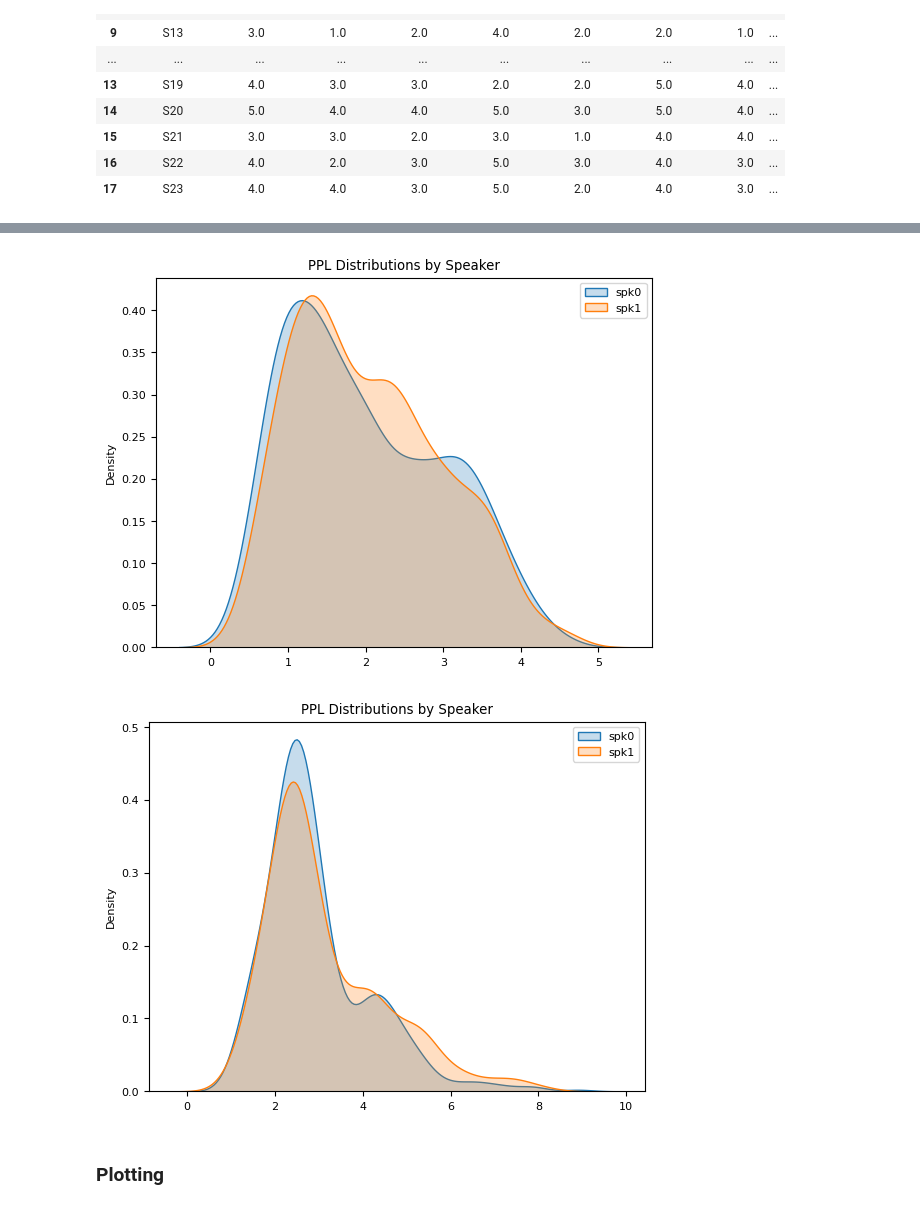
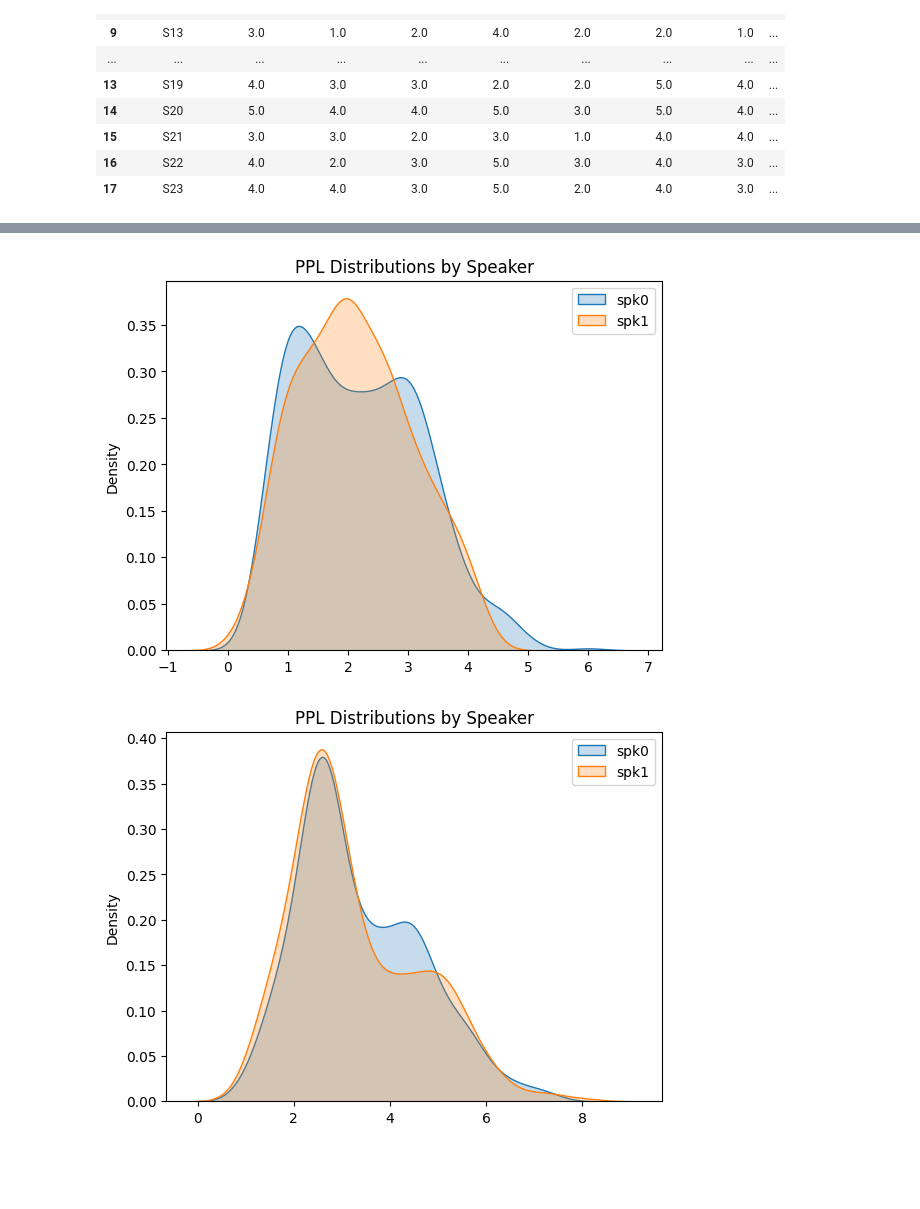
Before and after one commit to serenabono/conversational_dominance, a Jupyter notebook: notebooks/project_sentiments_multisimo.ipynb, the cells around one changed output, grey strips where cells are left out. Drawn from its saved outputs; the diff is of its cells as text; code cells hidden in the pictures; blank space fills up the shorter version.

```diff
--- a/notebooks/project_sentiments_multisimo.ipynb
+++ b/notebooks/project_sentiments_multisimo.ipynb
@@ -92,6 +277,6 @@ for el in glob()
 # %%
-file_name="S22"
-dialog = multisimo_df_with_annotations[multisimo_df_with_annotations['file_name']==file_name]["file_content"][16]
+file_name="S11"
+dialog = multisimo_df_with_annotations[multisimo_df_with_annotations['file_name']==file_name]["file_content"][8]
 # %%
 import re
 pattern = r'<(?:SPK[0-9]|MOD)>'
@@ -130,4 +343,4 @@ all_data = pd.DataFrame({"p1":filtered_ppl_p1,"p2":filtered_ppl_p2, "p3":filtere
 # %%
-baselined_ppls_p1_spk = compute_dominance_per_spk(filtered_ppl_p1, filtered_tokens_p1, filtered_matches_p1, tokenizer)
-baselined_ppls_p2_spk = compute_dominance_per_spk(filtered_ppl_p2, filtered_tokens_p2, filtered_matches_p2, tokenizer)
-baselined_ppls_p3_spk = compute_dominance_per_spk(filtered_ppl_p3, filtered_tokens_p3, filtered_matches_p3, tokenizer)
+ppls_p1_spk = compute_dominance_per_spk(filtered_ppl_p1, filtered_tokens_p1, filtered_matches_p1, tokenizer)
+ppls_p2_spk = compute_dominance_per_spk(filtered_ppl_p2, filtered_tokens_p2, filtered_matches_p2, tokenizer)
+ppls_p3_spk = compute_dominance_per_spk(filtered_ppl_p3, filtered_tokens_p3, filtered_matches_p3, tokenizer)
@@ -190,23 +379,21 @@ plt.show()
 import matplotlib.pyplot as plt
 import seaborn as sns
 
-sns.kdeplot(baselined_ppls_p2_spk[f"<SPK1>"], label="spk0", fill=True)
-sns.kdeplot(baselined_ppls_p2_spk[f"<SPK2>"], label="spk1", fill=True)
+sns.kdeplot(ppls_p2_spk[f"<SPK1>"], label="spk0", fill=True)
+sns.kdeplot(ppls_p2_spk[f"<SPK2>"], label="spk1", fill=True)
 plt.title("PPL Distributions by Speaker")
 plt.legend()
 plt.show()
 # %% [output]
-[figure, old version]
+[figure, new version]
 # %%
 import matplotlib.pyplot as plt
 import seaborn as sns
 
-sns.kdeplot(baselined_ppls_p3_spk[f"<SPK1>"], label="spk0", fill=True)
-sns.kdeplot(baselined_ppls_p3_spk[f"<SPK2>"], label="spk1", fill=True)
+sns.kdeplot(ppls_p3_spk[f"<SPK1>"], label="spk0", fill=True)
+sns.kdeplot(ppls_p3_spk[f"<SPK2>"], label="spk1", fill=True)
 plt.title("PPL Distributions by Speaker")
 plt.legend()
 plt.show()
 # %% [output]
-[figure, old version]
+[figure, new version]
-# %% [markdown]
-### Plotting
```
Also changed, not shown: parts of 51 cells of this notebook, 7 other files.
